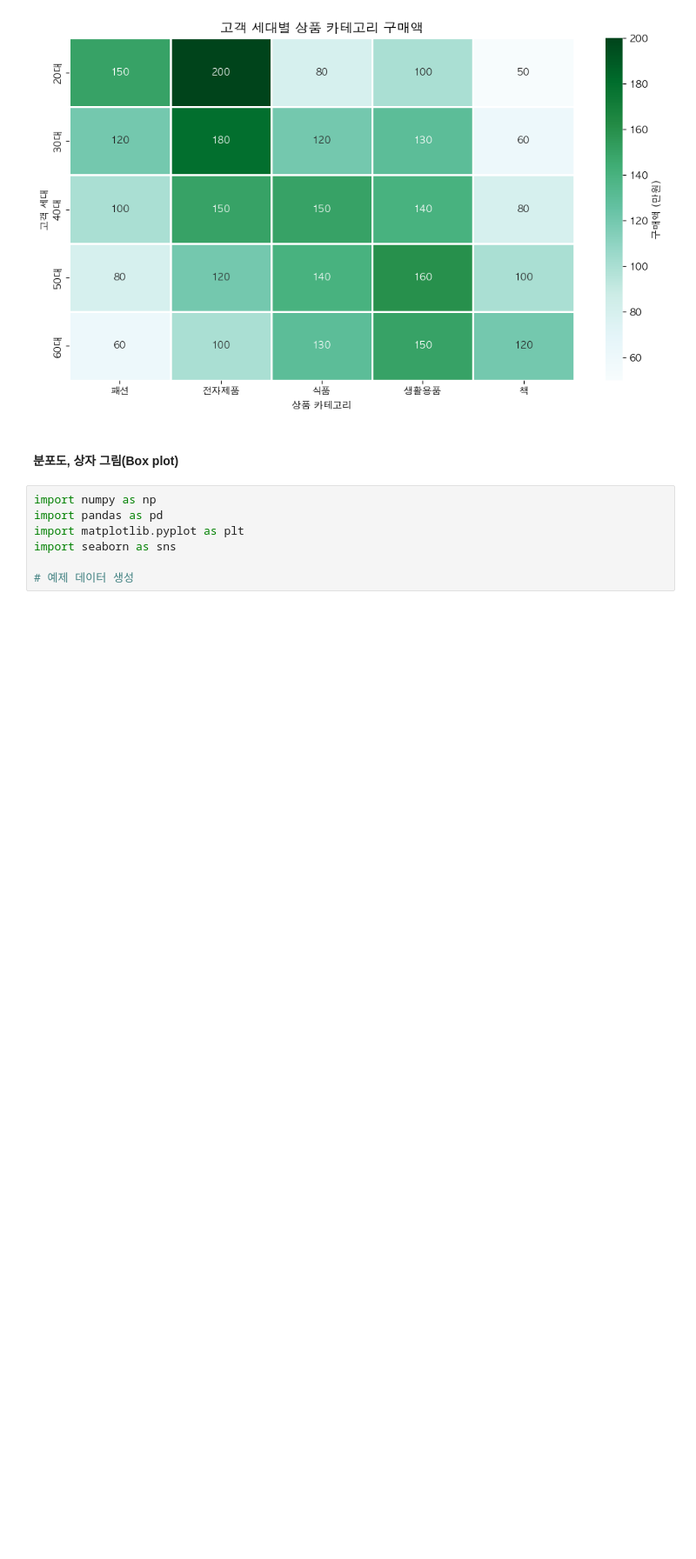
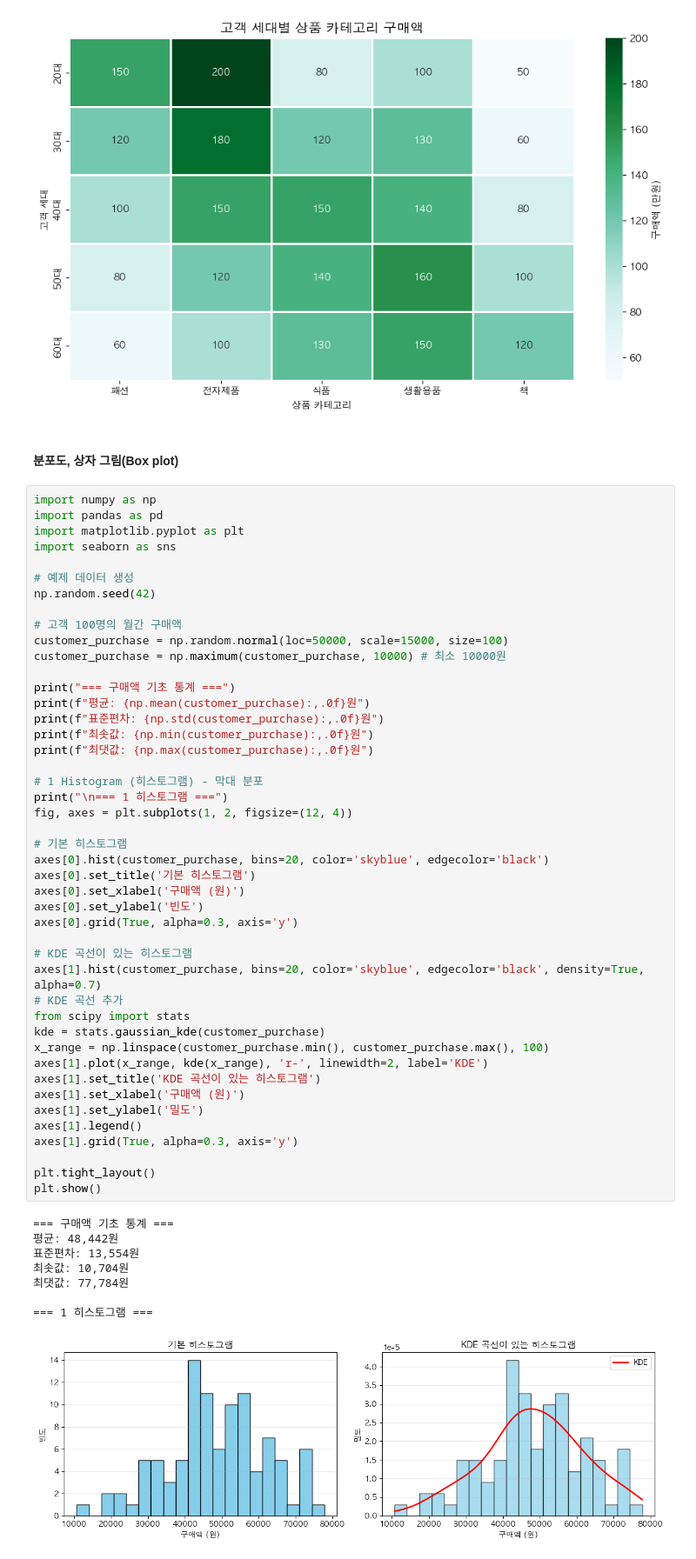
Before and after one commit to bobcho83/python_intermediate_learning, a Jupyter notebook: python_intermediate_learning.ipynb, the cells around one changed output. Shown at 87% size. Saved outputs shown, nothing was run; the diff lists cells and outputs as text; blank space fills up the shorter version.

Commit message:
분포도·Box Plot·Violin Plot 추가 — hist+KDE(scipy), boxplot(vert=False), violinplot+stripplot
Co-Authored-By: Claude Sonnet 4.6 <noreply@anthropic.com>

```diff
--- a/python_intermediate_learning.ipynb
+++ b/python_intermediate_learning.ipynb
@@ -390,7 +390,54 @@ plt.show()
 # %%
 import numpy as np
 import pandas as pd
 import matplotlib.pyplot as plt
 import seaborn as sns
 
 # 예제 데이터 생성
+np.random.seed(42)
+
+# 고객 100명의 월간 구매액
+customer_purchase = np.random.normal(loc=50000, scale=15000, size=100)
+customer_purchase = np.maximum(customer_purchase, 10000) # 최소 10000원
+
+print("=== 구매액 기초 통계 ===")
+print(f"평균: {np.mean(customer_purchase):,.0f}원")
+print(f"표준편차: {np.std(customer_purchase):,.0f}원")
+print(f"최솟값: {np.min(customer_purchase):,.0f}원")
+print(f"최댓값: {np.max(customer_purchase):,.0f}원")
+
+# 1 Histogram (히스토그램) - 막대 분포
+print("\n=== 1 히스토그램 ===")
+fig, axes = plt.subplots(1, 2, figsize=(12, 4))
+
+# 기본 히스토그램
+axes[0].hist(customer_purchase, bins=20, color='skyblue', edgecolor='black')
+axes[0].set_title('기본 히스토그램')
+axes[0].set_xlabel('구매액 (원)')
+axes[0].set_ylabel('빈도')
+axes[0].grid(True, alpha=0.3, axis='y')
+
+# KDE 곡선이 있는 히스토그램
+axes[1].hist(customer_purchase, bins=20, color='skyblue', edgecolor='black', density=True, alpha=0.7)
+# KDE 곡선 추가
+from scipy import stats
+kde = stats.gaussian_kde(customer_purchase)
+x_range = np.linspace(customer_purchase.min(), customer_purchase.max(), 100)
+axes[1].plot(x_range, kde(x_range), 'r-', linewidth=2, label='KDE')
+axes[1].set_title('KDE 곡선이 있는 히스토그램')
+axes[1].set_xlabel('구매액 (원)')
+axes[1].set_ylabel('밀도')
+axes[1].legend()
+axes[1].grid(True, alpha=0.3, axis='y')
+
+plt.tight_layout()
+plt.show()
+# %% [output]
+=== 구매액 기초 통계 ===
+평균: 48,442원
+표준편차: 13,554원
+최솟값: 10,704원
+최댓값: 77,784원
+
+=== 1 히스토그램 ===
+[figure, added]
```
Also changed, not shown: parts of 2 cells of this notebook, 2 other files.
